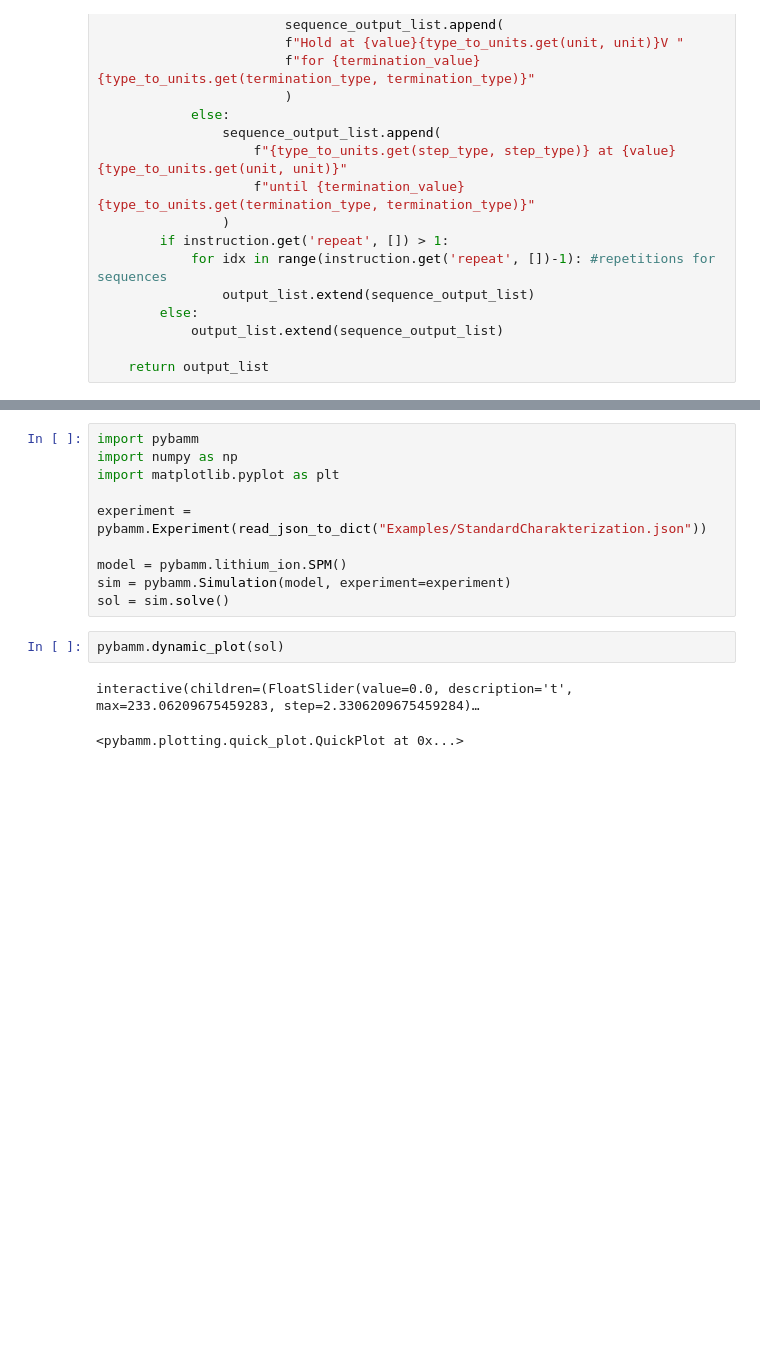
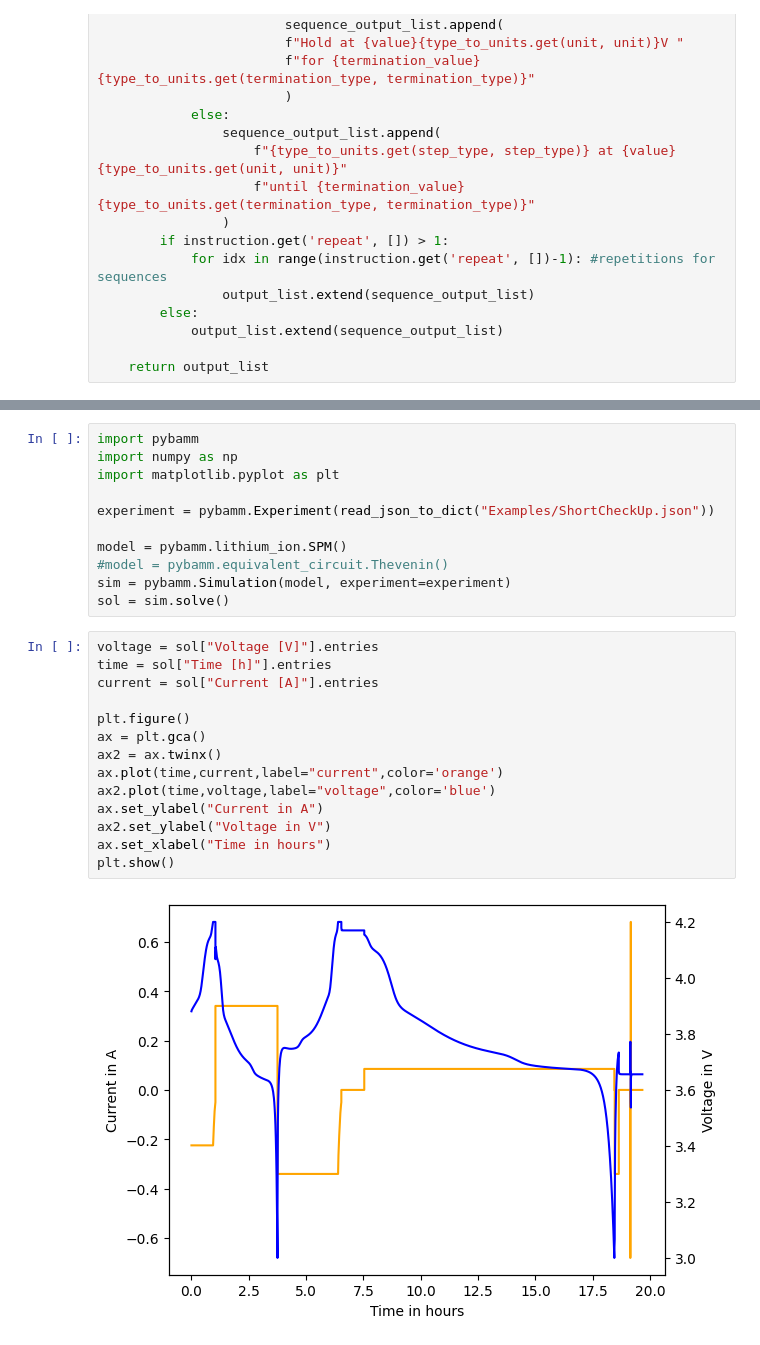
Before and after one commit to FrancescaWatson/BCL, a Jupyter notebook: TestNotebook.ipynb, the cells around one changed output, grey strips where cells are left out. Cells and saved outputs as stored; diff of their text form; blank space fills up the shorter version.

Commit message:
Added minimal example

```diff
--- a/TestNotebook.ipynb
+++ b/TestNotebook.ipynb
@@ -107,13 +119,25 @@ import pybamm
 import numpy as np
 import matplotlib.pyplot as plt
 
-experiment = pybamm.Experiment(read_json_to_dict("Examples/StandardCharakterization.json"))
+experiment = pybamm.Experiment(read_json_to_dict("Examples/ShortCheckUp.json"))
 
 model = pybamm.lithium_ion.SPM()
+#model = pybamm.equivalent_circuit.Thevenin()
 sim = pybamm.Simulation(model, experiment=experiment)
 sol = sim.solve()
-# %%
-pybamm.dynamic_plot(sol)
-# %% [output]
-interactive(children=(FloatSlider(value=0.0, description='t', max=233.06209675459283, step=2.3306209675459284)…
-<pybamm.plotting.quick_plot.QuickPlot at 0x...>
+# %%
+voltage = sol["Voltage [V]"].entries
+time = sol["Time [h]"].entries
+current = sol["Current [A]"].entries
+
+plt.figure()
+ax = plt.gca()
+ax2 = ax.twinx()
+ax.plot(time,current,label="current",color='orange')
+ax2.plot(time,voltage,label="voltage",color='blue')
+ax.set_ylabel("Current in A")
+ax2.set_ylabel("Voltage in V")
+ax.set_xlabel("Time in hours")
+plt.show()
+# %% [output]
+[figure, added]
```
Also changed, not shown: parts of 4 cells of this notebook, 1 other file.
